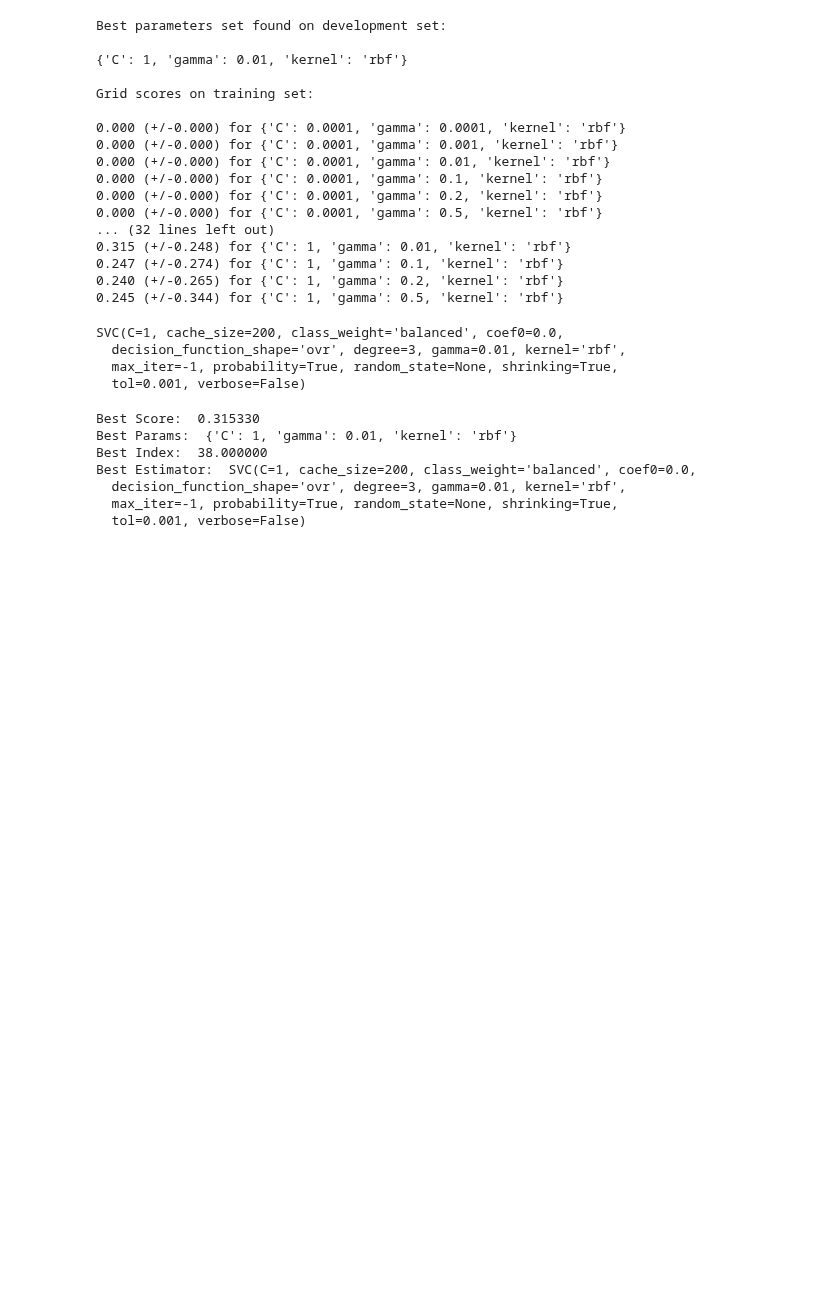
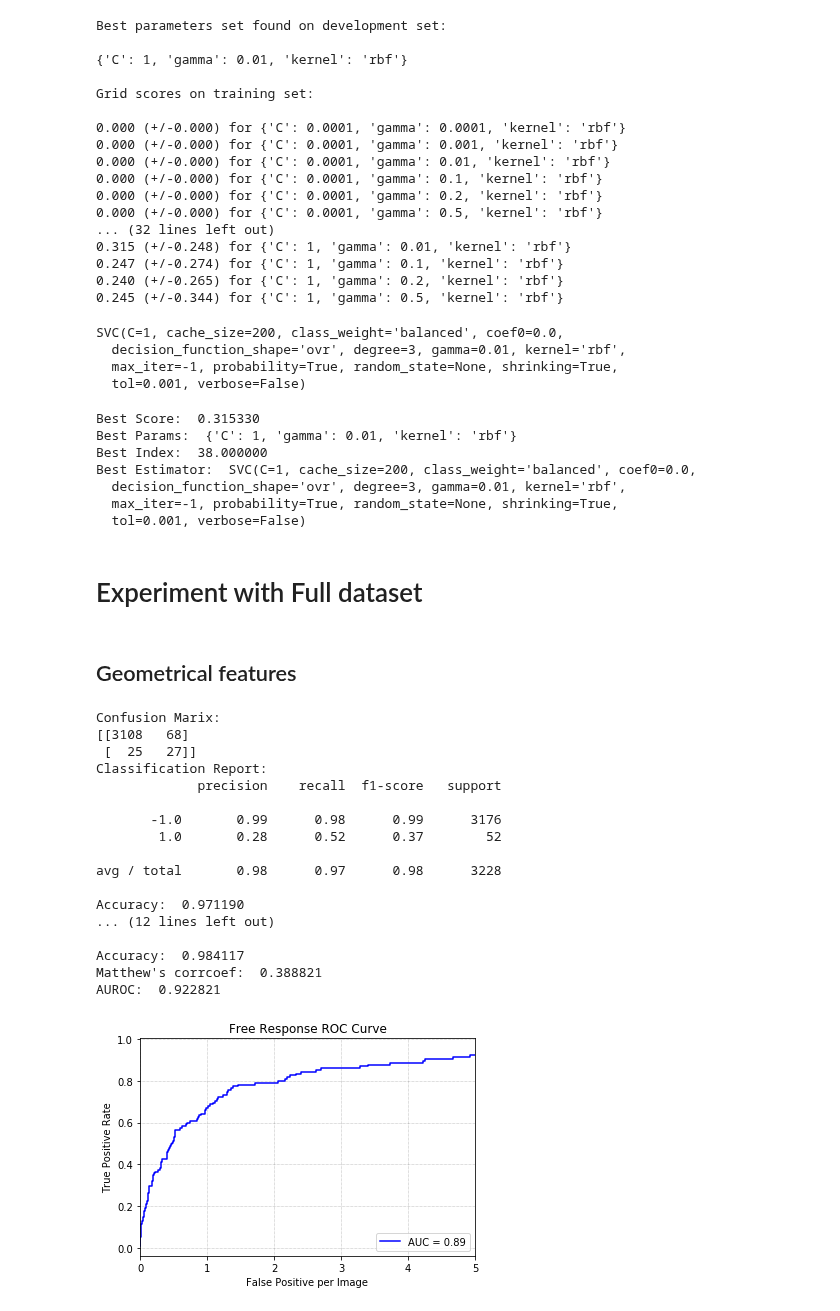
Before and after one commit to OlehKSS/IMMAS, a Jupyter notebook: examples/SVM.ipynb, the cells around one changed output. Cells and saved outputs as stored; diff of their text form; code cells hidden in the pictures; blank space fills up the shorter version.

Commit message:
Functions in notebook for SVM module

```diff
--- a/examples/SVM.ipynb
+++ b/examples/SVM.ipynb
@@ -39,8 +41,8 @@ def DATA(filename):
 
 def run_SVM (X_train, X_test, y_train, y_test, kernel= 'rbf'):
     #Train algorithm
-    svclassifier = SVC(C=1, cache_size=200, class_weight='balanced', coef0=0.0,
-  decision_function_shape='ovr', degree=3, gamma=0.01, kernel= kernel,
+    svclassifier = SVC(C=.5, cache_size=200, class_weight={1: 7}, gamma=0.003, coef0=0.0,
+  decision_function_shape='ovr', degree=3, kernel= kernel,
   max_iter=-1, probability=True, random_state=None, shrinking=True,
   tol=0.001, verbose=False)
 
@@ -268,3 +270,5 @@ Best Estimator:  SVC(C=1, cache_size=200, class_weight='balanced', coef0=0.0,
   decision_function_shape='ovr', degree=3, gamma=0.01, kernel='rbf',
   max_iter=-1, probability=True, random_state=None, shrinking=True,
   tol=0.001, verbose=False)
+# %% [markdown]
+# Experiment with Full dataset
@@ -270,0 +356,25 @@ Best Estimator:  SVC(C=1, cache_size=200, class_weight='balanced', coef0=0.0,
+# %% [markdown]
+## Geometrical features
+# %%
+Train,Test = Load_Full_data()
+TrainX, TrainY, TestX, TestY = Select_Features(Train,Test, Feature_catagory= 'Geometry')
+Plot_SVM_performance(TrainX, TestX, TrainY, TestY)
+# %% [output]
+Confusion Marix:
+[[3108   68]
+ [  25   27]]
+Classification Report:
+             precision    recall  f1-score   support
+
+       -1.0       0.99      0.98      0.99      3176
+        1.0       0.28      0.52      0.37        52
+
+avg / total       0.98      0.97      0.98      3228
+
+Accuracy:  0.971190
+... (12 lines left out)
+
+Accuracy:  0.984117
+Matthew's corrcoef:  0.388821
+AUROC:  0.922821
+[figure, added]
```
Also changed, not shown: parts of 6 cells of this notebook.
